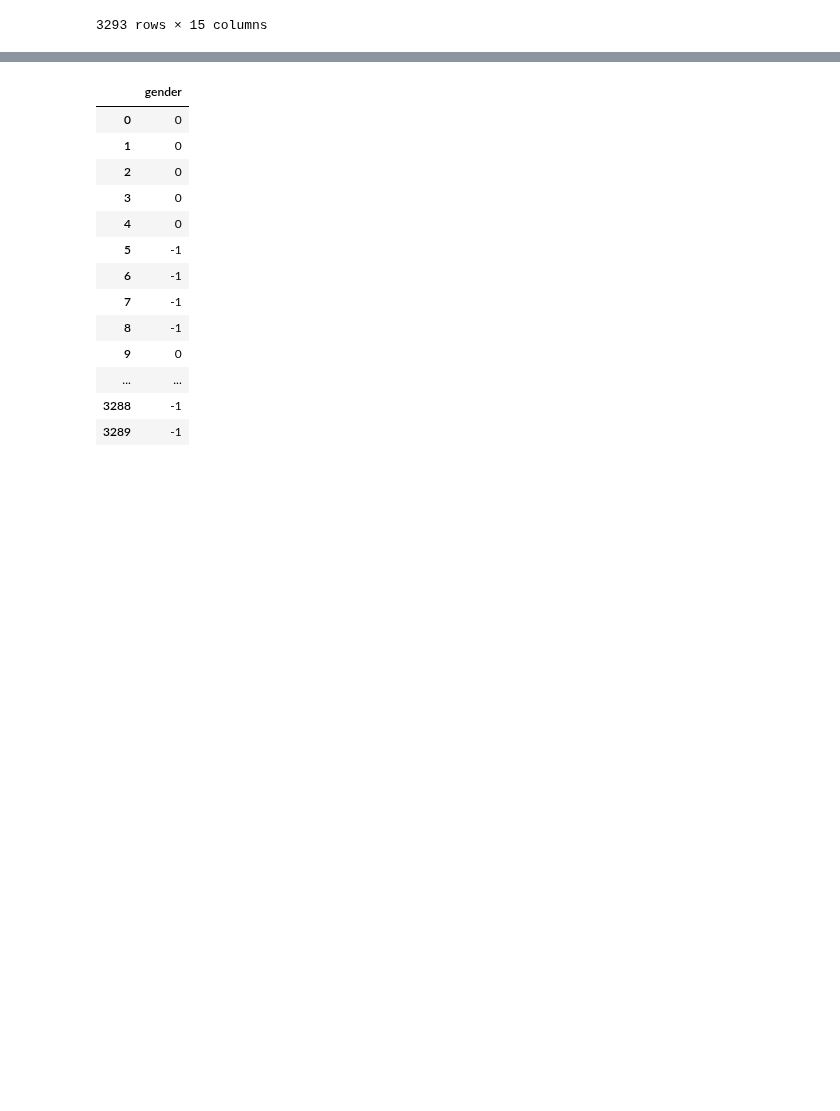
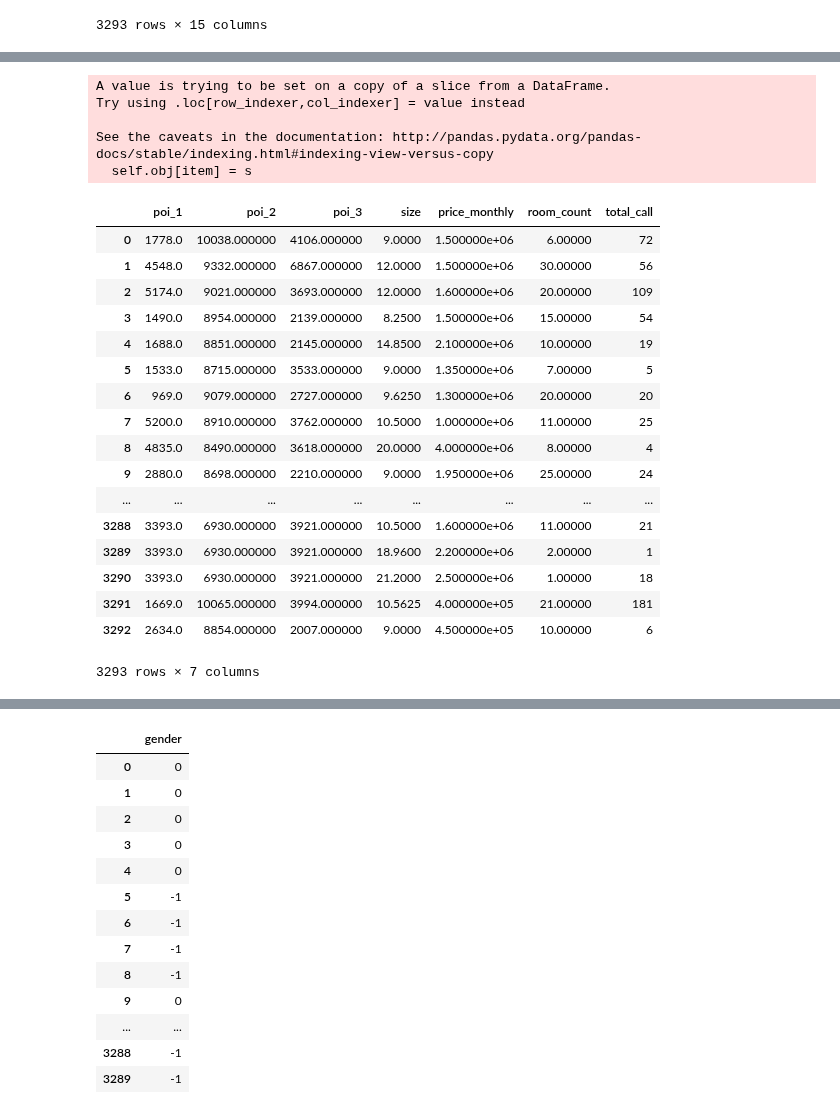
Before and after one commit to FarhanSetyaD/DataMining-Competition-JOINTS-UGM-2019, a Jupyter notebook: Preprocessing.ipynb, the cells around one changed output, grey strips where cells are left out. Drawn from its saved outputs; the diff is of its cells as text; code cells hidden in the pictures; blank space fills up the shorter version.

```diff
--- a/Preprocessing.ipynb
+++ b/Preprocessing.ipynb
@@ -45,0 +80,29 @@ train = train.fillna(train.mean())
+# %%
+train_nom = train[['poi_1', 'poi_2', 'poi_3', 'size', 'price_monthly', 'room_count', 'total_call']]
+for i in range(7):
+    train_nom.iloc[:, i] = train_nom.iloc[:,i].fillna(train_nom.iloc[:,i].mean())
+train_nom
+# %% [output]
+A value is trying to be set on a copy of a slice from a DataFrame.
+Try using .loc[row_indexer,col_indexer] = value instead
+
+See the caveats in the documentation: http://pandas.pydata.org/pandas-docs/stable/indexing.html#indexing-view-versus-copy
+  self.obj[item] = s
+|  | poi_1 | poi_2 | poi_3 | size | price_monthly | room_count | total_call |
+| 0 | 1778.0 | 10038.000000 | 4106.000000 | 9.0000 | 1.500000e+06 | 6.00000 | 72 |
+| 1 | 4548.0 | 9332.000000 | 6867.000000 | 12.0000 | 1.500000e+06 | 30.00000 | 56 |
+| 2 | 5174.0 | 9021.000000 | 3693.000000 | 12.0000 | 1.600000e+06 | 20.00000 | 109 |
+| 3 | 1490.0 | 8954.000000 | 2139.000000 | 8.2500 | 1.500000e+06 | 15.00000 | 54 |
+| 4 | 1688.0 | 8851.000000 | 2145.000000 | 14.8500 | 2.100000e+06 | 10.00000 | 19 |
+| 5 | 1533.0 | 8715.000000 | 3533.000000 | 9.0000 | 1.350000e+06 | 7.00000 | 5 |
+| 6 | 969.0 | 9079.000000 | 2727.000000 | 9.6250 | 1.300000e+06 | 20.00000 | 20 |
+| 7 | 5200.0 | 8910.000000 | 3762.000000 | 10.5000 | 1.000000e+06 | 11.00000 | 25 |
+| 8 | 4835.0 | 8490.000000 | 3618.000000 | 20.0000 | 4.000000e+06 | 8.00000 | 4 |
+| 9 | 2880.0 | 8698.000000 | 2210.000000 | 9.0000 | 1.950000e+06 | 25.00000 | 24 |
+| ... | ... | ... | ... | ... | ... | ... | ... |
+| 3288 | 3393.0 | 6930.000000 | 3921.000000 | 10.5000 | 1.600000e+06 | 11.00000 | 21 |
+| 3289 | 3393.0 | 6930.000000 | 3921.000000 | 18.9600 | 2.200000e+06 | 2.00000 | 1 |
+| 3290 | 3393.0 | 6930.000000 | 3921.000000 | 21.2000 | 2.500000e+06 | 1.00000 | 18 |
+| 3291 | 1669.0 | 10065.000000 | 3994.000000 | 10.5625 | 4.000000e+05 | 21.00000 | 181 |
+| 3292 | 2634.0 | 8854.000000 | 2007.000000 | 9.0000 | 4.500000e+05 | 10.00000 | 6 |
+3293 rows × 7 columns
```
Also changed, not shown: parts of 15 cells of this notebook, 11 other files.
